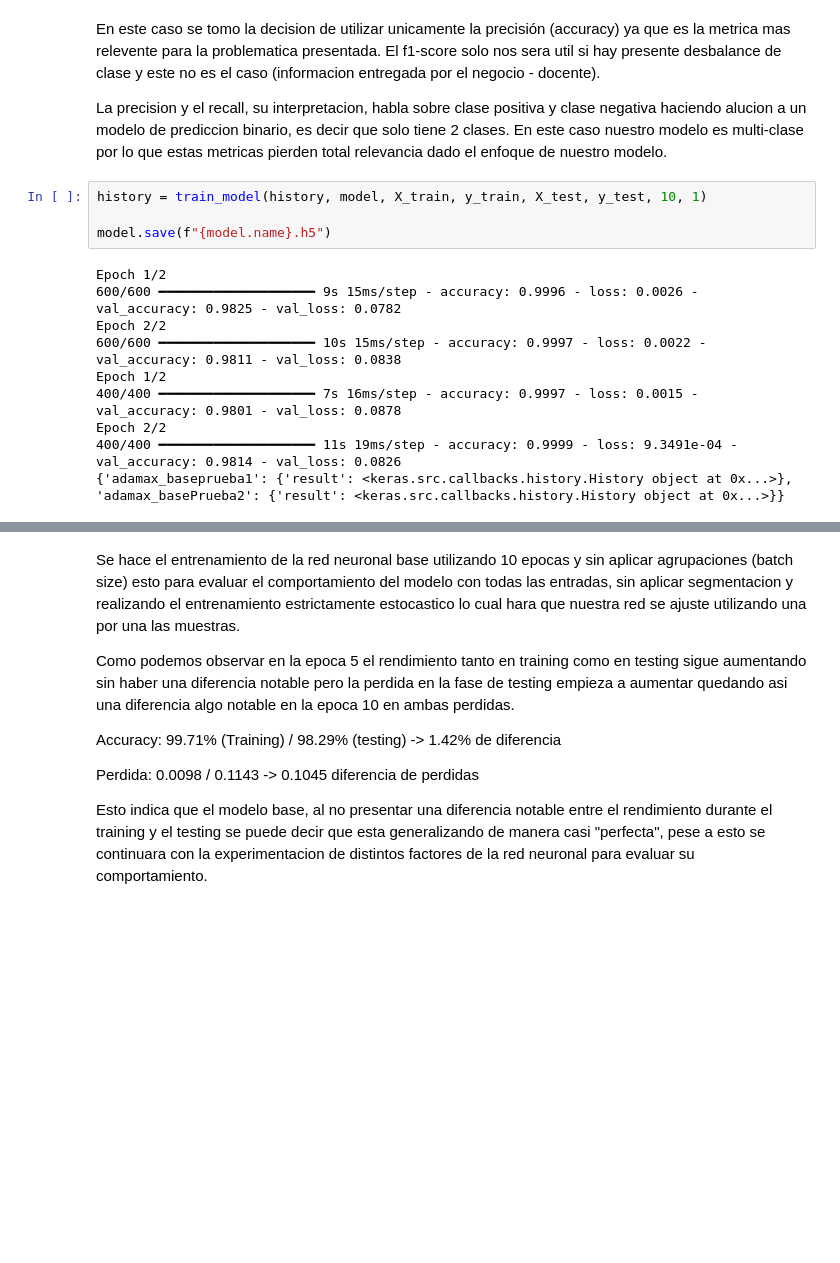
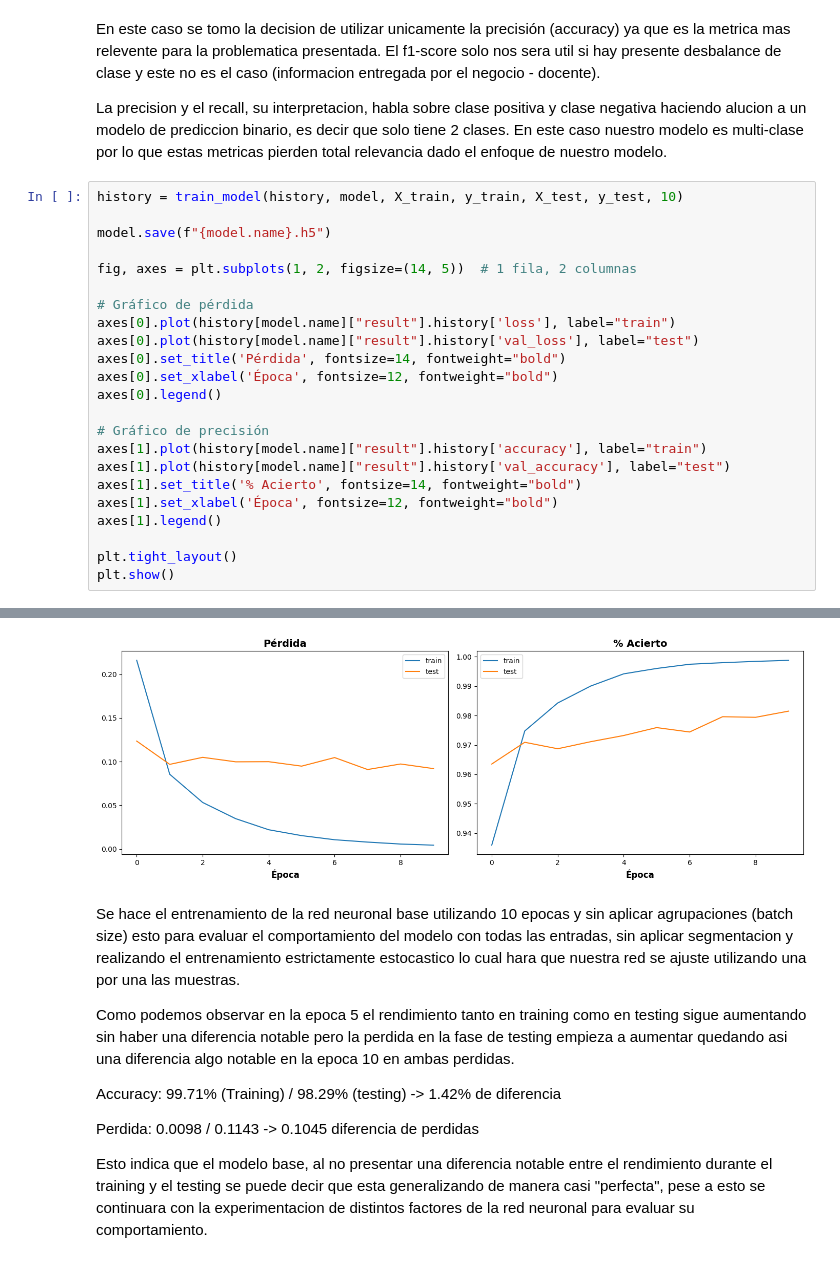
Before and after one commit to Sabers2610/Deep-Learning-E5, a Jupyter notebook: DLY0100_Entrega_1_Equipo5_Base.ipynb, the cells around one changed output, grey strips where cells are left out. Saved outputs shown, nothing was run; the diff lists cells and outputs as text; blank space fills up the shorter version.

Commit message:
Add files via upload
Se refactorizo codigo para hacer lo mas legible y se descargaron los modelos entrenados

```diff
--- a/DLY0100_Entrega_1_Equipo5_Base.ipynb
+++ b/DLY0100_Entrega_1_Equipo5_Base.ipynb
@@ -189,17 +194,27 @@ model = create_model("adamax_base", input_shape, labels_output, layers, "adamax"
 En este caso se tomo la decision de utilizar unicamente la precisión (accuracy) ya que es la metrica mas relevente para la problematica presentada. El f1-score solo nos sera util si hay presente desbalance de clase y este no es el caso (informacion entregada por el negocio - docente).
 
 La precision y el recall, su interpretacion, habla sobre clase positiva y clase negativa haciendo alucion a un modelo de prediccion binario, es decir que solo tiene 2 clases. En este caso nuestro modelo es multi-clase por lo que estas metricas pierden total relevancia dado el enfoque de nuestro modelo.
-# %%
-history = train_model(history, model, X_train, y_train, X_test, y_test, 10, 1)
-
-model.save(f"{model.name}.h5")
-# %% [output]
-Epoch 1/2
-600/600 ━━━━━━━━━━━━━━━━━━━━ 9s 15ms/step - accuracy: 0.9996 - loss: 0.0026 - val_accuracy: 0.9825 - val_loss: 0.0782
-Epoch 2/2
-600/600 ━━━━━━━━━━━━━━━━━━━━ 10s 15ms/step - accuracy: 0.9997 - loss: 0.0022 - val_accuracy: 0.9811 - val_loss: 0.0838
-Epoch 1/2
-400/400 ━━━━━━━━━━━━━━━━━━━━ 7s 16ms/step - accuracy: 0.9997 - loss: 0.0015 - val_accuracy: 0.9801 - val_loss: 0.0878
-Epoch 2/2
-400/400 ━━━━━━━━━━━━━━━━━━━━ 11s 19ms/step - accuracy: 0.9999 - loss: 9.3491e-04 - val_accuracy: 0.9814 - val_loss: 0.0826
-{'adamax_baseprueba1': {'result': <keras.src.callbacks.history.History object at 0x...>}, 'adamax_basePrueba2': {'result': <keras.src.callbacks.history.History object at 0x...>}}
+# %%
+history = train_model(history, model, X_train, y_train, X_test, y_test, 10)
+
+model.save(f"{model.name}.h5")
+
+fig, axes = plt.subplots(1, 2, figsize=(14, 5))  # 1 fila, 2 columnas
+
+# Gráfico de pérdida
+axes[0].plot(history[model.name]["result"].history['loss'], label="train")
+axes[0].plot(history[model.name]["result"].history['val_loss'], label="test")
+axes[0].set_title('Pérdida', fontsize=14, fontweight="bold")
+axes[0].set_xlabel('Época', fontsize=12, fontweight="bold")
+axes[0].legend()
+
+# Gráfico de precisión
+axes[1].plot(history[model.name]["result"].history['accuracy'], label="train")
+axes[1].plot(history[model.name]["result"].history['val_accuracy'], label="test")
+axes[1].set_title('% Acierto', fontsize=14, fontweight="bold")
+axes[1].set_xlabel('Época', fontsize=12, fontweight="bold")
+axes[1].legend()
+
+plt.tight_layout()
+plt.show()
+# %% [output]
@@ -206,3 +242,4 @@ Epoch 2/2
+[figure, added]
 # %% [markdown]
 Se hace el entrenamiento de la red neuronal base utilizando 10 epocas y sin aplicar agrupaciones (batch size) esto para evaluar el comportamiento del modelo con todas las entradas, sin aplicar segmentacion y realizando el entrenamiento estrictamente estocastico lo cual hara que nuestra red se ajuste utilizando una por una las muestras.
 
```
Also changed, not shown: parts of 35 cells of this notebook.
